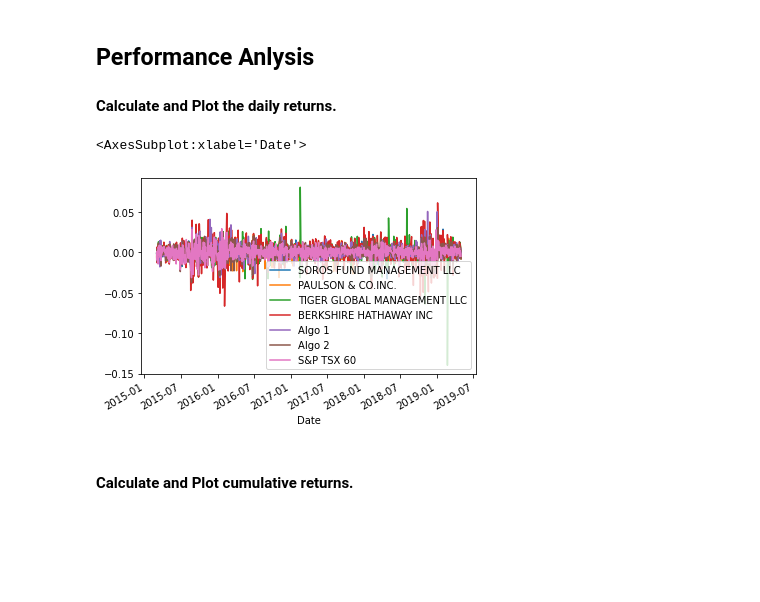
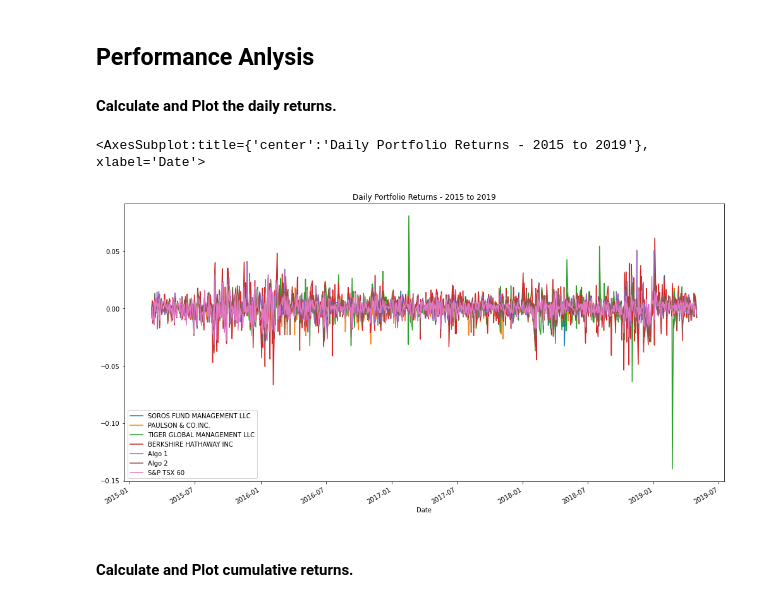
Before and after one commit to aylwarda/fintech-pandas-analysis, a Jupyter notebook: whale_analysis.ipynb, the cells around one changed output. Drawn from its saved outputs; the diff is of its cells as text; code cells hidden in the pictures; blank space fills up the shorter version.

```diff
--- a/whale_analysis.ipynb
+++ b/whale_analysis.ipynb
@@ -307,10 +303,10 @@ In this section, you will calculate and visualize performance and risk metrics f
 #### Calculate and Plot the daily returns.
 # %%
 # Plot daily returns of all portfolios
-all_returns.plot()
+all_returns.plot(figsize=(17,9), title="Daily Portfolio Returns - 2015 to 2019")
 # %% [output]
-<AxesSubplot:xlabel='Date'>
+<AxesSubplot:title={'center':'Daily Portfolio Returns - 2015 to 2019'}, xlabel='Date'>
-[figure, old version]
+[figure, new version]
 # %% [markdown]
 #### Calculate and Plot cumulative returns.
 # %%
```
Also changed, not shown: parts of 5 cells of this notebook.
